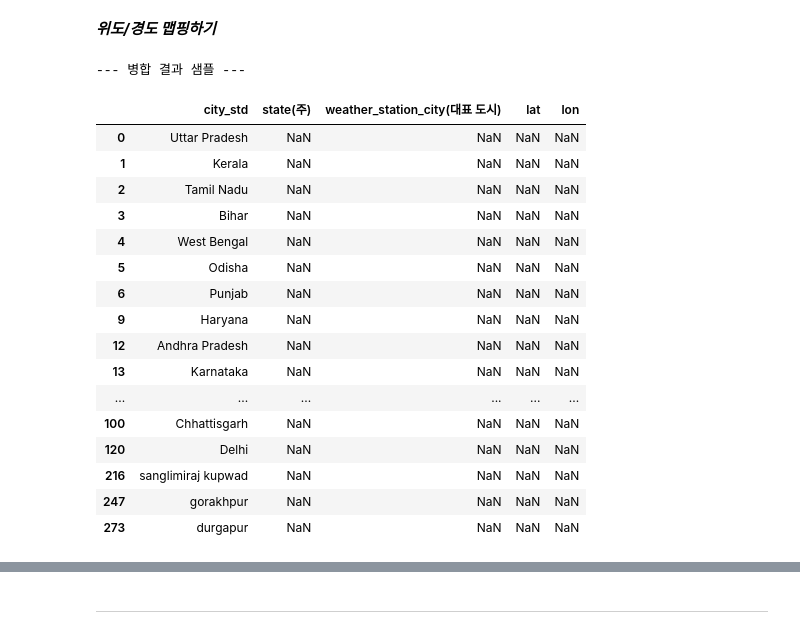
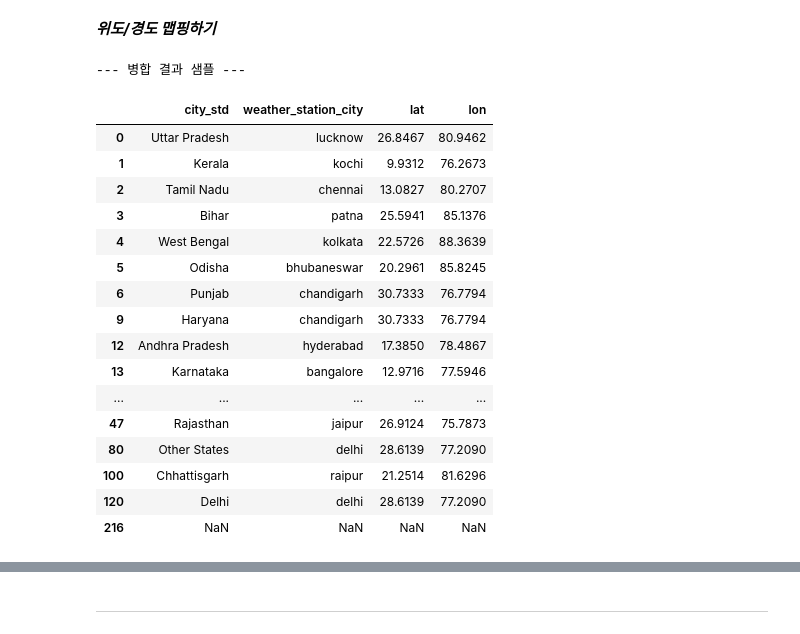
Before and after one commit to minkyungbae/demand-forecasting-project-modeling, a Jupyter notebook: data/EDA.ipynb, the cells around one changed output, grey strips where cells are left out. Saved outputs shown, nothing was run; the diff lists cells and outputs as text; code cells hidden in the pictures.

```diff
--- a/data/EDA.ipynb
+++ b/data/EDA.ipynb
@@ -105,11 +91,3 @@ Name: city_norm, Length: 5000, dtype: object
-# %%
-
-import re
-
-df["city_norm"] = (
-    df["city_norm"]
-    .str.replace(r"[^\w\s]", "", regex=True)
-)
 # %% [markdown]
 ***city 표준 매핑 딕셔너리 만들기(광역권 기준)***
 # %%
@@ -230,11 +224,7 @@ df["city_std"] = df["city_norm"].replace(city_map)
 # %% [markdown]
 ***위도/경도 맵핑하기***
 # %%
-# ==========================================================
-# 4. State & Weather Station Mapping
-# ==========================================================
-
-# 1. 주(State)별 소도시 리스트 정의 (이전에 정리한 리스트)
+# 주(State)별 소도시 리스트 정의
 state_to_cities = {
     "Andhra Pradesh":
     ["vijayawada", "ongole", "adoni", "narasaraopet", "hindupur", "chittoor", "rajahmundry", "nandyal", "kakinada", "guntur", "gudivada", "visakhapatnam", "vijayanagaram", "eluru", "nellore", "amaravati", "tadipatri", "kavali", "tenali", "bhimavaram", "kadapa", "proddatur", "anantapur", "tadepalligudem", "kurnool", "machilipatnam", "madanapalle", "guntakal", "anantapuram", "srikakulam", "tirupati", "dharmavaram"],
@@ -297,10 +287,16 @@ state_to_cities = {
     ["pondicherry", "ozhukarai", "chandigarh", "agartala", "aizawl", "imphal", "gangtok", "shimla", "jammu", "srinagar", "haridwar", "dehradun"]
 }
 
-# 2. 역매핑 딕셔너리 생성 (city_std를 위한 전단계)
-city_to_state = {city: state for state, cities in state_to_cities.items() for city in cities}
+# 메모리에 dict로 남아있는 city_map을 강제로 초기화
+city_map = df[['area', 'city_norm']].drop_duplicates().copy()
 
-# 3. 주(State)별 대표 기상 관측 도시(city_std) 설정
+# 역매핑 딕셔너리 생성 (city_std를 위한 전단계)
+city_to_state_dict = {city: state for state, cities in state_to_cities.items() for city in cities}
+
+# 데이터프레임 컬럼 생성
+city_map['city_std'] = city_map['city_norm'].map(city_to_state_dict)
+
+# 주(State)별 대표 기상 관측 도시(city_std) 설정
 state_to_std_map = {
     "Andhra Pradesh": "hyderabad", "Telangana": "hyderabad", "Bihar": "patna",
     "Uttar Pradesh": "lucknow", "Maharashtra": "mumbai", "Karnataka": "bangalore",
@@ -311,61 +307,66 @@ state_to_std_map = {
     "Assam": "guwahati", "Other States": "delhi"
 }
 
-# 4. 대표 도시 위경도 데이터 프레임
+# 대표 도시 위경도 데이터 프레임
 station_latlon = pd.DataFrame([
     {"city_std": "delhi", "lat": 28.6139, "lon": 77.2090},
     {"city_std": "mumbai", "lat": 19.0760, "lon": 72.8777},
     {"city_std": "bangalore", "lat": 12.9716, "lon": 77.5946},
     {"city_std": "hyderabad", "lat": 17.3850, "lon": 78.4867},
     {"city_std": "chennai", "lat": 13.0827, "lon": 80.2707},
     {"city_std": "kolkata", "lat": 22.5726, "lon": 88.3639},
     {"city_std": "ahmedabad", "lat": 23.0225, "lon": 72.5714},
     {"city_std": "pune", "lat": 18.5204, "lon": 73.8567},
     {"city_std": "jaipur", "lat": 26.9124, "lon": 75.7873},
     {"city_std": "chandigarh", "lat": 30.7333, "lon": 76.7794},
     {"city_std": "lucknow", "lat": 26.8467, "lon": 80.9462},
     {"city_std": "patna", "lat": 25.5941, "lon": 85.1376},
     {"city_std": "guwahati", "lat": 26.1445, "lon": 91.7362},
     {"city_std": "bhopal", "lat": 23.2599, "lon": 77.4126},
     {"city_std": "kochi", "lat": 9.9312, "lon": 76.2673},
     {"city_std": "bhubaneswar", "lat": 20.2961, "lon": 85.8245},
     {"city_std": "raipur", "lat": 21.2514, "lon": 81.6296},
     {"city_std": "ranchi", "lat": 23.3441, "lon": 85.3094},
 ])
 
-# 5. city_map에 병합 수행
-city_map['state(주)'] = city_map['city_std'].map(city_to_state) # 소도시 기준 주 할당
-city_map['weather_station_city(대표 도시)'] = city_map['state(주)'].map(state_to_std_map) # 주 기준 대표도시 할당
+# city_map에 병합 수행
+city_map['weather_station_city'] = city_map['city_std'].map(state_to_std_map) # 주 기준 대표도시 할당
 
-# 6. 위경도 정보 최종 병합
-city_map = city_map.merge(station_latlon, left_on="weather_station_city(대표 도시)", right_on="city_std", how="left")
+# 위경도 정보 최종 병합
+city_map = city_map.merge(
+    station_latlon,
+    left_on="weather_station_city",
+    right_on="city_std",
+    how="left",
+    suffixes=('', '_station') # city_std -> city_std_station으로 중복 방지
+    )
 
 # 불필요한 중복 컬럼 제거 (city_std가 두 번 들어갈 수 있음)
-if 'city_std_y' in city_map.columns:
-    city_map = city_map.drop(columns=['city_std_y']).rename(columns={'city_std_x': 'city_std'})
+if 'city_std_station' in city_map.columns:
+    city_map = city_map.drop(columns=['city_std_station'])
 
-# 7. 확인
+# 확인
 print("--- 병합 결과 샘플 ---")
-display(city_map[['city_std', 'state(주)', 'weather_station_city(대표 도시)', 'lat', 'lon']].drop_duplicates())
+display(city_map[['city_std', 'weather_station_city', 'lat', 'lon']].drop_duplicates())
 
 # 결측치 체크 (위경도가 없는 곳이 있다면 std_map 설정 오류)
 print(f"\n위경도 결측치 개수: {city_map['lat'].isna().sum()}")
 # %% [output]
 --- 병합 결과 샘플 ---
-|  | city_std | state(주) | weather_station_city(대표 도시) | lat | lon |
-| 0 | Uttar Pradesh | NaN | NaN | NaN | NaN |
-| 1 | Kerala | NaN | NaN | NaN | NaN |
-| 2 | Tamil Nadu | NaN | NaN | NaN | NaN |
-| 3 | Bihar | NaN | NaN | NaN | NaN |
-| 4 | West Bengal | NaN | NaN | NaN | NaN |
-| 5 | Odisha | NaN | NaN | NaN | NaN |
-| 6 | Punjab | NaN | NaN | NaN | NaN |
-| 9 | Haryana | NaN | NaN | NaN | NaN |
-| 12 | Andhra Pradesh | NaN | NaN | NaN | NaN |
-| 13 | Karnataka | NaN | NaN | NaN | NaN |
-| ... | ... | ... | ... | ... | ... |
-| 100 | Chhattisgarh | NaN | NaN | NaN | NaN |
-| 120 | Delhi | NaN | NaN | NaN | NaN |
-| 216 | sanglimiraj kupwad | NaN | NaN | NaN | NaN |
-| 247 | gorakhpur | NaN | NaN | NaN | NaN |
-| 273 | durgapur | NaN | NaN | NaN | NaN |
+|  | city_std | weather_station_city | lat | lon |
+| 0 | Uttar Pradesh | lucknow | 26.8467 | 80.9462 |
+| 1 | Kerala | kochi | 9.9312 | 76.2673 |
+| 2 | Tamil Nadu | chennai | 13.0827 | 80.2707 |
+| 3 | Bihar | patna | 25.5941 | 85.1376 |
+| 4 | West Bengal | kolkata | 22.5726 | 88.3639 |
+| 5 | Odisha | bhubaneswar | 20.2961 | 85.8245 |
+| 6 | Punjab | chandigarh | 30.7333 | 76.7794 |
+| 9 | Haryana | chandigarh | 30.7333 | 76.7794 |
+| 12 | Andhra Pradesh | hyderabad | 17.3850 | 78.4867 |
+| 13 | Karnataka | bangalore | 12.9716 | 77.5946 |
+| ... | ... | ... | ... | ... |
+| 47 | Rajasthan | jaipur | 26.9124 | 75.7873 |
+| 80 | Other States | delhi | 28.6139 | 77.2090 |
+| 100 | Chhattisgarh | raipur | 21.2514 | 81.6296 |
+| 120 | Delhi | delhi | 28.6139 | 77.2090 |
+| 216 | NaN | NaN | NaN | NaN |
```
Also changed, not shown: parts of 21 cells of this notebook, 2 other files.
